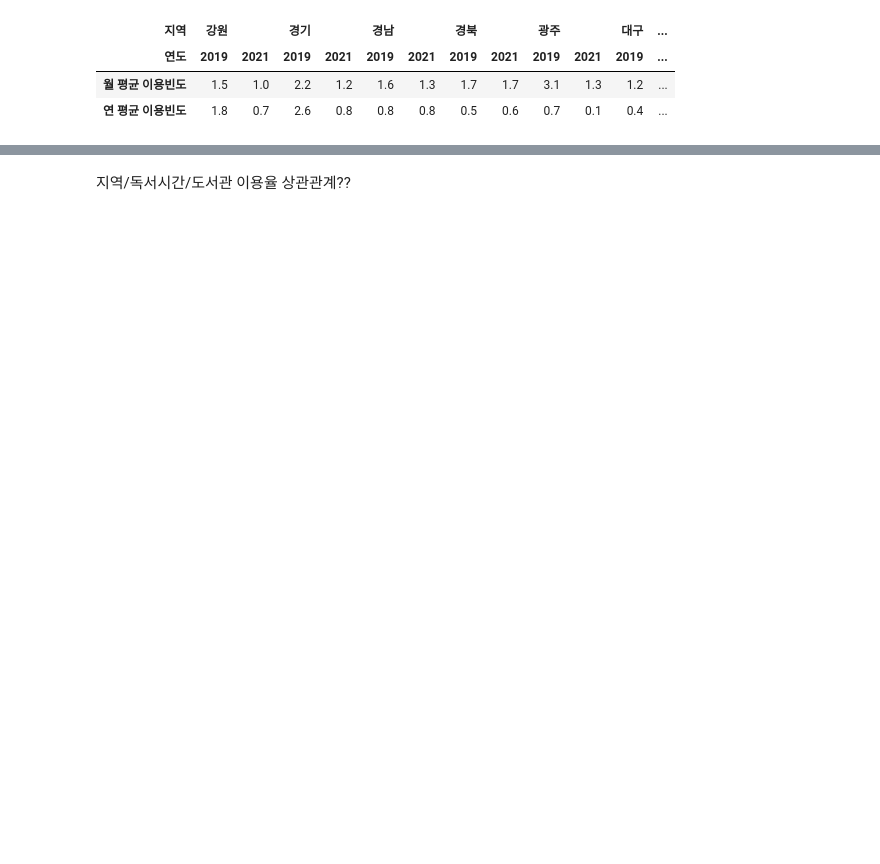
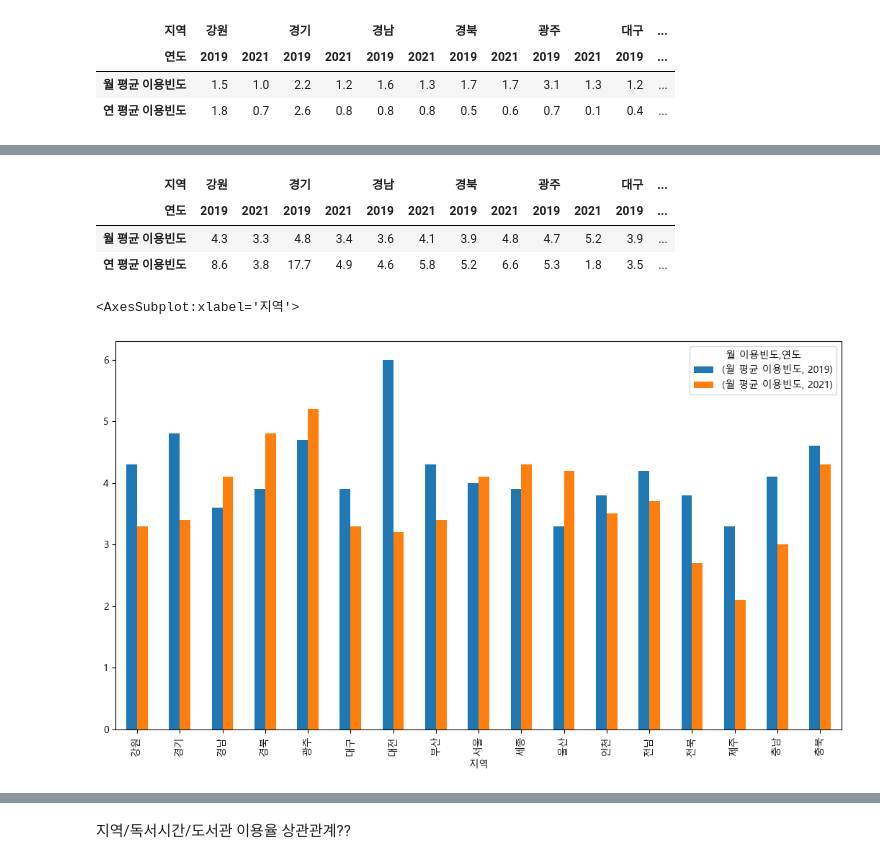
Before and after one commit to Yerial1125/semi_project, a Jupyter notebook: E조_세미프로젝트.ipynb, the cells around one changed output, grey strips where cells are left out. Saved outputs shown, nothing was run; the diff lists cells and outputs as text; code cells hidden in the pictures; blank space fills up the shorter version.

```diff
--- a/E조_세미프로젝트.ipynb
+++ b/E조_세미프로젝트.ipynb
@@ -961,0 +769,29 @@ area_stu.iloc[:,1].value_counts()*2 + area_stu.iloc[:,2].value_counts()
+# %%
+# 컬럼, 인덱스명 설정
+area_freq_total.columns.names = ['연도','지역']
+area_freq_total.index = ['월 평균 이용빈도','연 평균 이용빈도']
+# 소숫점 첫째자리까지
+area_freq_total = area_freq_total.round(1)
+# %%
+# 다중인덱스 레벨 변경, 컬럼명 기준 정렬
+area_freq_total = area_freq_total.swaplevel(i=-2, j=-1, axis=1).sort_index(axis=1)
+area_freq_total
+# %% [output]
+| 지역 | 강원 |  | 경기 |  | 경남 |  | 경북 |  | 광주 |  | 대구 | ... |
+| 연도 | 2019 | 2021 | 2019 | 2021 | 2019 | 2021 | 2019 | 2021 | 2019 | 2021 | 2019 | ... |
+| 월 평균 이용빈도 | 4.3 | 3.3 | 4.8 | 3.4 | 3.6 | 4.1 | 3.9 | 4.8 | 4.7 | 5.2 | 3.9 | ... |
+| 연 평균 이용빈도 | 8.6 | 3.8 | 17.7 | 4.9 | 4.6 | 5.8 | 5.2 | 6.6 | 5.3 | 1.8 | 3.5 | ... |
+# %%
+# 월 평균 이용빈도 추출
+area_freq_m_plot = area_freq_total.iloc[0]
+# %%
+# 행인덱스 레벨 해제
+area_freq_m_plot = pd.DataFrame(area_freq_m_plot).unstack()
+
+area_freq_m_plot.columns.names = ['월 이용빈도','연도']
+# %%
+# 지역별 월 평균 이용빈도 바 그래프  : plot.bar()
+area_freq_m_plot.plot.bar(figsize=(13,7))
+# %% [output]
+<AxesSubplot:xlabel='지역'>
+[figure, added]
```
Also changed, not shown: parts of 101 cells of this notebook.
